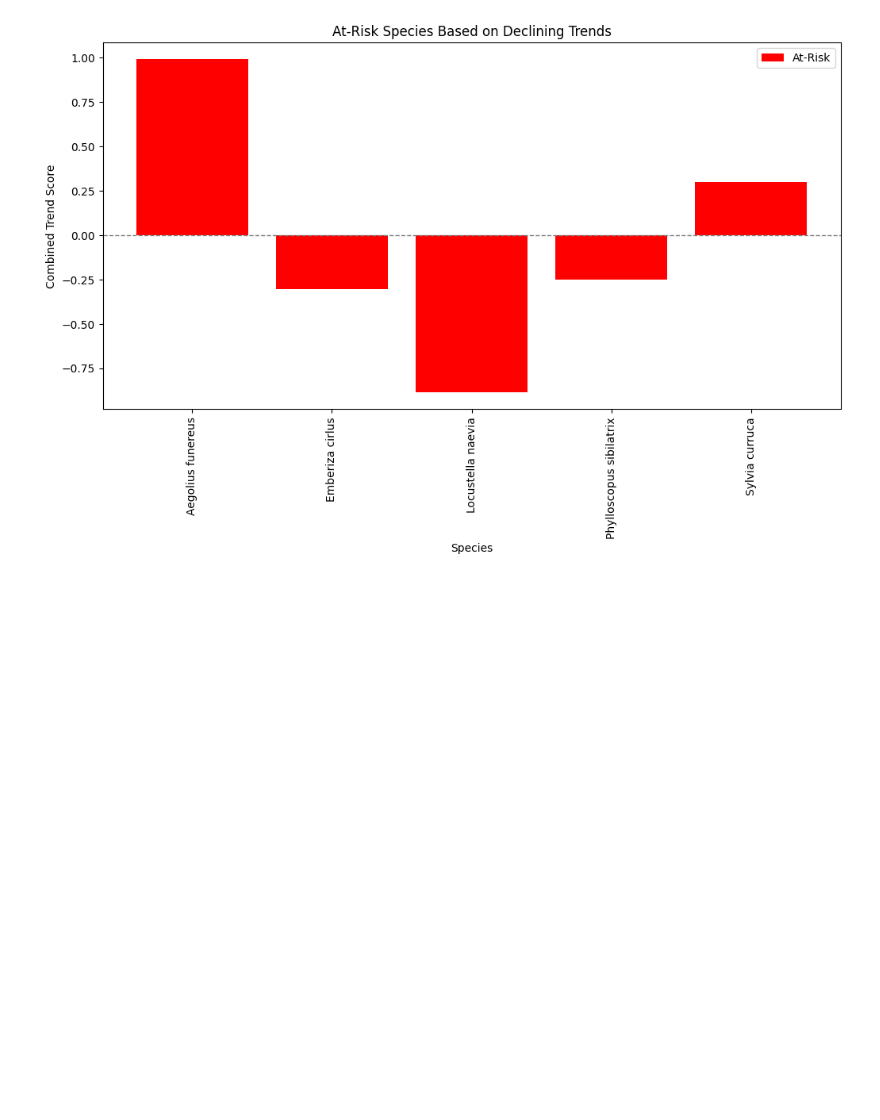
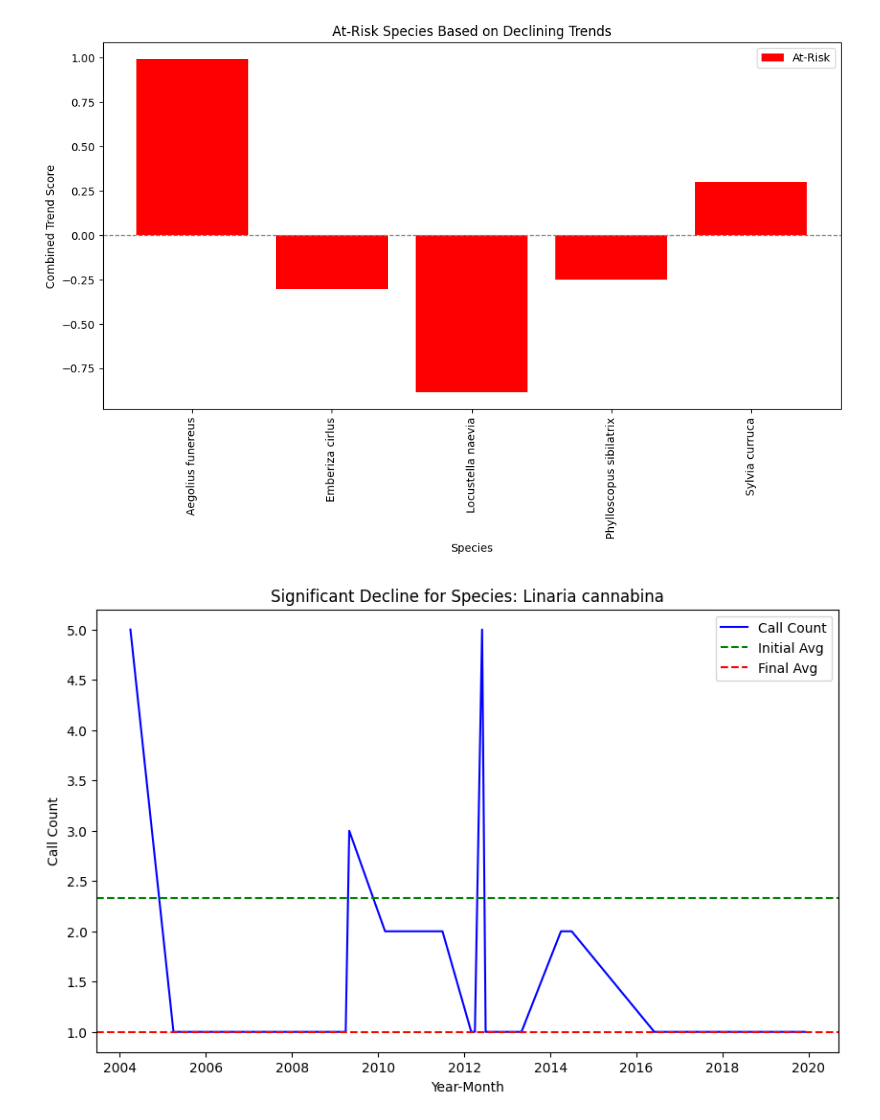
Before and after one commit to G-Bielokozowicz/Birdcall-Identification, a Jupyter notebook: conservation_risk_analysis.ipynb, the cells around one changed output. Saved outputs shown, nothing was run; the diff lists cells and outputs as text; code cells hidden in the pictures; blank space fills up the shorter version.

Commit message:
Continue working on species at risk of decline analysis, took different aproach focused on call count

```diff
--- a/conservation_risk_analysis.ipynb
+++ b/conservation_risk_analysis.ipynb
@@ -159,3 +159,101 @@ plt.xticks(rotation=90)
 plt.show()
 # %% [output]
 [figure]
+# %%
+import pandas as pd
+import numpy as np
+import matplotlib.pyplot as plt
+
+
+df['Date'] = pd.to_datetime(df['Date'], errors='coerce')
+
+
+df['YearMonth'] = df['Date'].dt.to_period('M')
+df_grouped = df.groupby(['Species', 'YearMonth']).size().reset_index(name='Call_Count')
+
+df_grouped['YearMonth'] = df_grouped['YearMonth'].dt.to_timestamp()
+
+
+trend_data = []
+
+# Define the period for comparison
+first_period_years = 5  # Number of initial years to consider
+last_period_years = 5   # Number of final years to consider
+
+for species, group in df_grouped.groupby('Species'):
+    group = group.sort_values('YearMonth')
+
+    start_year = group['YearMonth'].dt.year.min()
+    end_year = group['YearMonth'].dt.year.max()
+
+    # Filter initial and final periods
+    first_period = group[group['YearMonth'].dt.year <= (start_year + first_period_years - 1)]
+    last_period = group[group['YearMonth'].dt.year >= (end_year - last_period_years + 1)]
+
+    # Calculate average call counts for both periods
+    first_avg = first_period['Call_Count'].mean() if not first_period.empty else 0
+    last_avg = last_period['Call_Count'].mean() if not last_period.empty else 0
+
+    # Calculate percentage change
+    if first_avg > 0:
+        decline_percentage = ((first_avg - last_avg) / first_avg) * 100
+    else:
+        decline_percentage = 0
+
+
+    total_calls = group['Call_Count'].sum()
+
+    trend_data.append({
+        'Species': species,
+        'First_Period_Avg': first_avg,
+        'Last_Period_Avg': last_avg,
+        'Decline_Percentage': decline_percentage,
+        'Total_Call_Count': total_calls
+    })
+
+trend_df = pd.DataFrame(trend_data)
+
+
+# Dynamic threshold for "initially abundant" species
+initial_abundance_threshold = np.percentile(trend_df['First_Period_Avg'], 50)
+
+# Dynamic threshold for "sufficient total calls"
+total_calls_threshold = np.percentile(trend_df['Total_Call_Count'], 50)
+
+# Focus on species that meet all criteria
+decline_threshold = 30
+trend_df['Initially_Abundant'] = trend_df['First_Period_Avg'] >= initial_abundance_threshold
+trend_df['Sufficient_Total_Calls'] = trend_df['Total_Call_Count'] >= total_calls_threshold
+trend_df['Significant_Decline'] = trend_df['Decline_Percentage'] > decline_threshold
+trend_df['At_Risk'] = (
+    trend_df['Initially_Abundant'] &
+    trend_df['Sufficient_Total_Calls'] &
+    trend_df['Significant_Decline']
+)
+
+at_risk_species = trend_df[trend_df['At_Risk']]
+
+# Visualize Declining Species
+if at_risk_species.empty:
+    print("No species meet the criteria for significant decline.")
+else:
+    for species in at_risk_species['Species']:
+        group = df_grouped[df_grouped['Species'] == species].sort_values('YearMonth')
+
+        plt.figure(figsize=(10, 6))
+        plt.plot(group['YearMonth'], group['Call_Count'], label='Call Count', color='blue')
+        plt.axhline(
+            at_risk_species[at_risk_species['Species'] == species]['First_Period_Avg'].values[0],
+            color='green', linestyle='--', label='Initial Avg'
+        )
+        plt.axhline(
+            at_risk_species[at_risk_species['Species'] == species]['Last_Period_Avg'].values[0],
+            color='red', linestyle='--', label='Final Avg'
+        )
+        plt.title(f"Significant Decline for Species: {species}")
+        plt.xlabel('Year-Month')
+        plt.ylabel('Call Count')
+        plt.legend()
+        plt.show()
+# %% [output]
+[figure, added]
```
Also changed, not shown: parts of 2 cells of this notebook.
